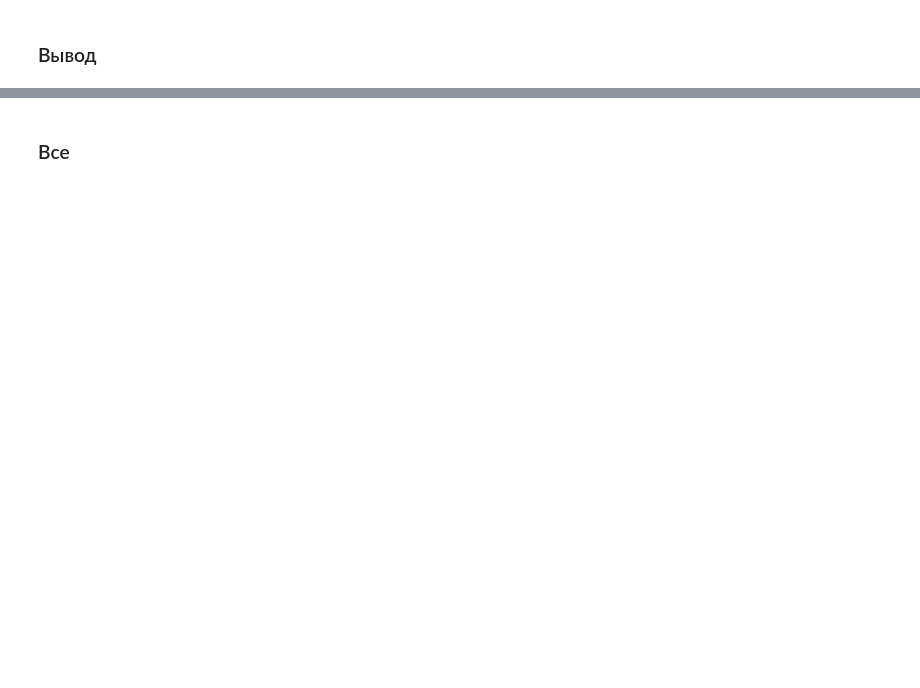
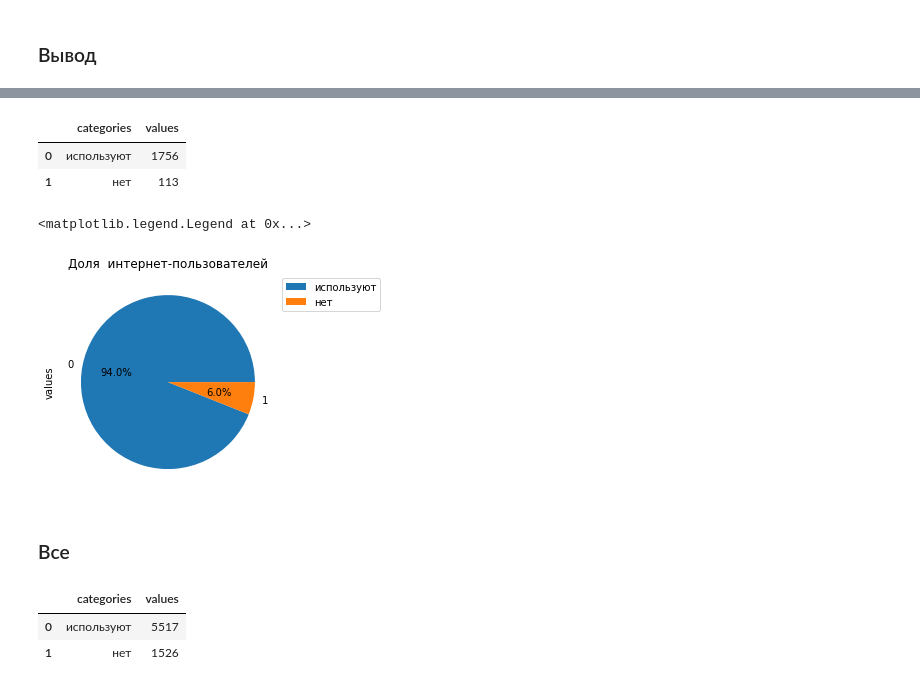
Before and after one commit to Chularev/study_cv, a Jupyter notebook: addition_task.ipynb, the cells around one changed output, grey strips where cells are left out. Saved outputs shown, nothing was run; the diff lists cells and outputs as text; code cells hidden in the pictures; blank space fills up the shorter version.

```diff
--- a/addition_task.ipynb
+++ b/addition_task.ipynb
@@ -838,2 +865,15 @@ table.plot(kind='pie', y='values', title=title, autopct='%1.1f%%').legend(table[
+# %%
+table
+# %% [output]
+|  | categories | values |
+| 0 | используют | 1756 |
+| 1 | нет | 113 |
+# %%
+title='Доля  интернет-пользователей'
+# %%
+table.plot(kind='pie', y='values', title=title, autopct='%1.1f%%').legend(table['categories'],bbox_to_anchor=(1.5, 1))
+# %% [output]
+<matplotlib.legend.Legend at 0x...>
+[figure, added]
 # %% [markdown]
 ### Все
@@ -839,0 +884,6 @@ table.plot(kind='pie', y='values', title=title, autopct='%1.1f%%').legend(table[
+# %%
+table
+# %% [output]
+|  | categories | values |
+| 0 | используют | 5517 |
+| 1 | нет | 1526 |
```
Also changed, not shown: parts of 18 cells of this notebook.
